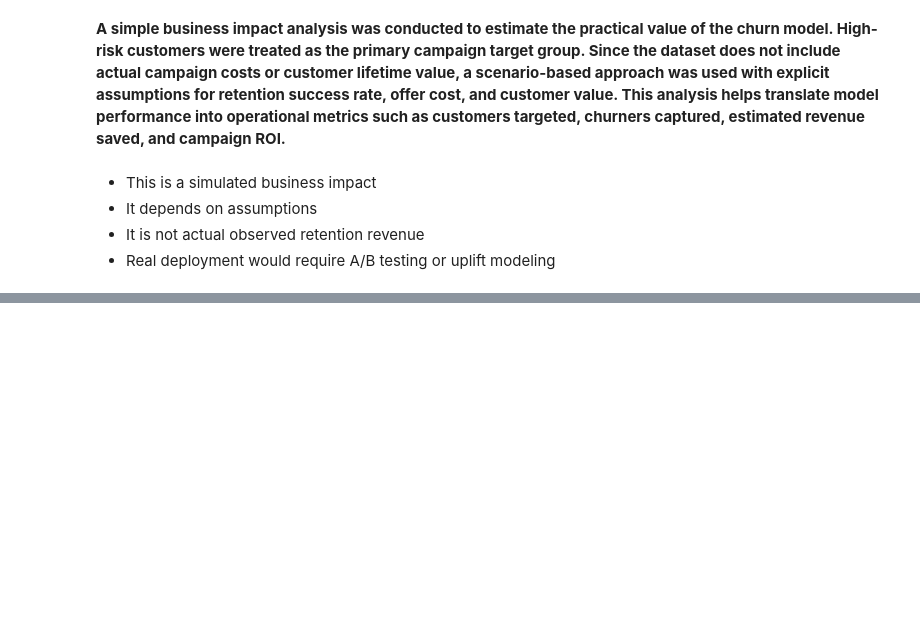
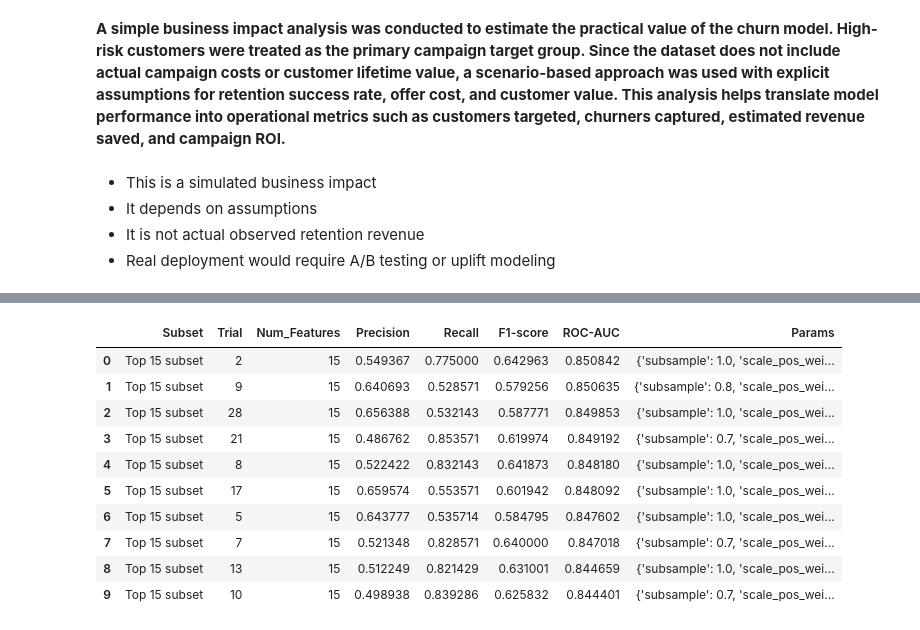
Before and after one commit to Mousumi1012/Explainable-Telecom-Churn-Prediction-and-Retention-Recommendation-System, a Jupyter notebook: 01_ibm_data_understanding.ipynb, the cells around one changed output, grey strips where cells are left out. Cells and saved outputs as stored; diff of their text form; code cells hidden in the pictures; blank space fills up the shorter version.

```diff
--- a/01_ibm_data_understanding.ipynb
+++ b/01_ibm_data_understanding.ipynb
@@ -1730,0 +2533,25 @@ Error:
+# %%
+top15_tuning = tune_weighted_xgb_subset(
+    subset_name="Top 15 subset",
+    selected_features=top_15_features,
+    X_train=X_train,
+    X_val=X_val,
+    y_train=y_train,
+    y_val=y_val,
+    n_iter=30,
+    random_state=42
+)
+
+top15_tuning["results_df"].head(10)
+# %% [output]
+|  | Subset | Trial | Num_Features | Precision | Recall | F1-score | ROC-AUC | Params |
+| 0 | Top 15 subset | 2 | 15 | 0.549367 | 0.775000 | 0.642963 | 0.850842 | {'subsample': 1.0, 'scale_pos_wei... |
+| 1 | Top 15 subset | 9 | 15 | 0.640693 | 0.528571 | 0.579256 | 0.850635 | {'subsample': 0.8, 'scale_pos_wei... |
+| 2 | Top 15 subset | 28 | 15 | 0.656388 | 0.532143 | 0.587771 | 0.849853 | {'subsample': 1.0, 'scale_pos_wei... |
+| 3 | Top 15 subset | 21 | 15 | 0.486762 | 0.853571 | 0.619974 | 0.849192 | {'subsample': 0.7, 'scale_pos_wei... |
+| 4 | Top 15 subset | 8 | 15 | 0.522422 | 0.832143 | 0.641873 | 0.848180 | {'subsample': 1.0, 'scale_pos_wei... |
+| 5 | Top 15 subset | 17 | 15 | 0.659574 | 0.553571 | 0.601942 | 0.848092 | {'subsample': 1.0, 'scale_pos_wei... |
+| 6 | Top 15 subset | 5 | 15 | 0.643777 | 0.535714 | 0.584795 | 0.847602 | {'subsample': 1.0, 'scale_pos_wei... |
+| 7 | Top 15 subset | 7 | 15 | 0.521348 | 0.828571 | 0.640000 | 0.847018 | {'subsample': 0.7, 'scale_pos_wei... |
+| 8 | Top 15 subset | 13 | 15 | 0.512249 | 0.821429 | 0.631001 | 0.844659 | {'subsample': 1.0, 'scale_pos_wei... |
+| 9 | Top 15 subset | 10 | 15 | 0.498938 | 0.839286 | 0.625832 | 0.844401 | {'subsample': 0.7, 'scale_pos_wei... |
```
Also changed, not shown: parts of 82 cells of this notebook.
